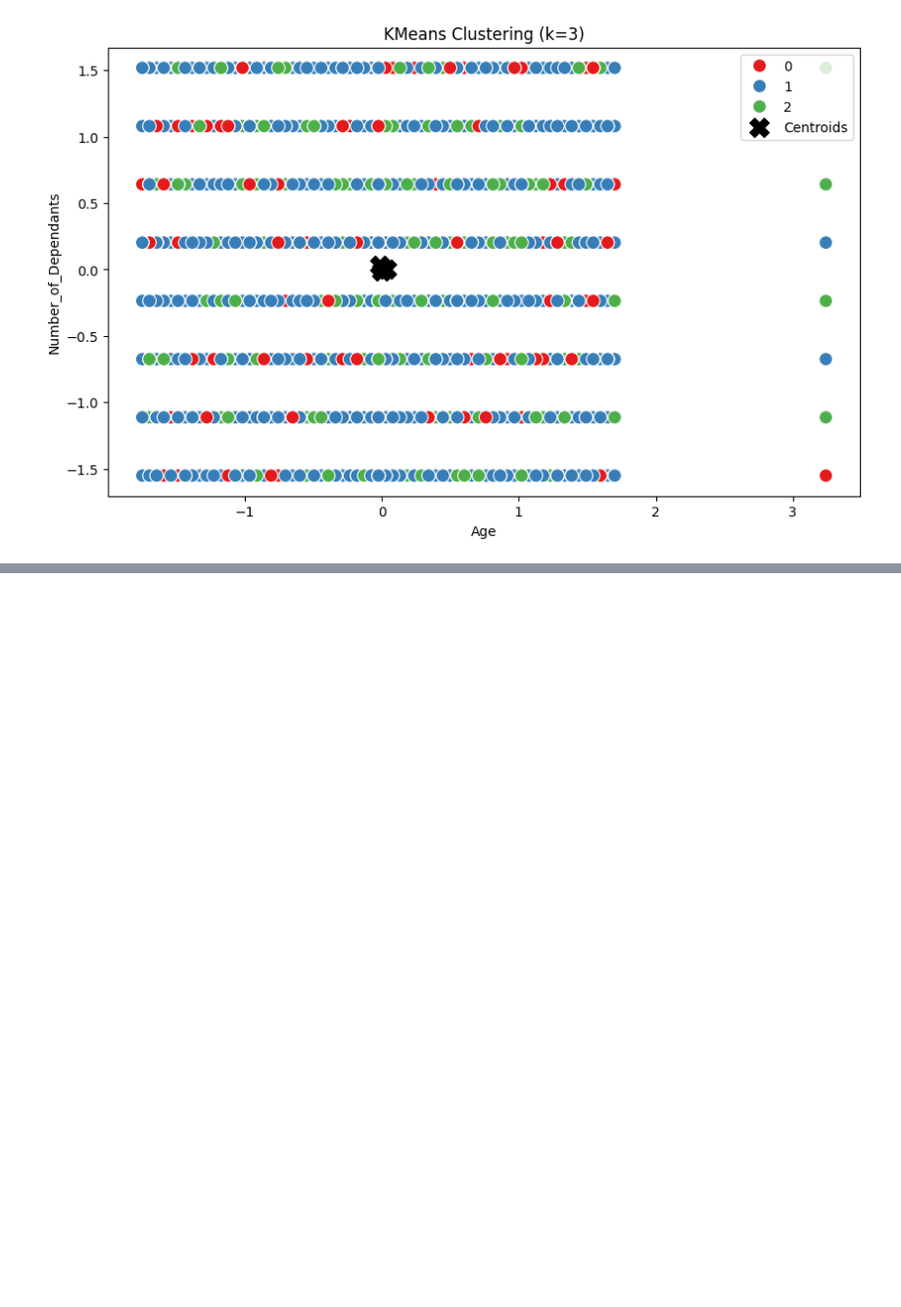
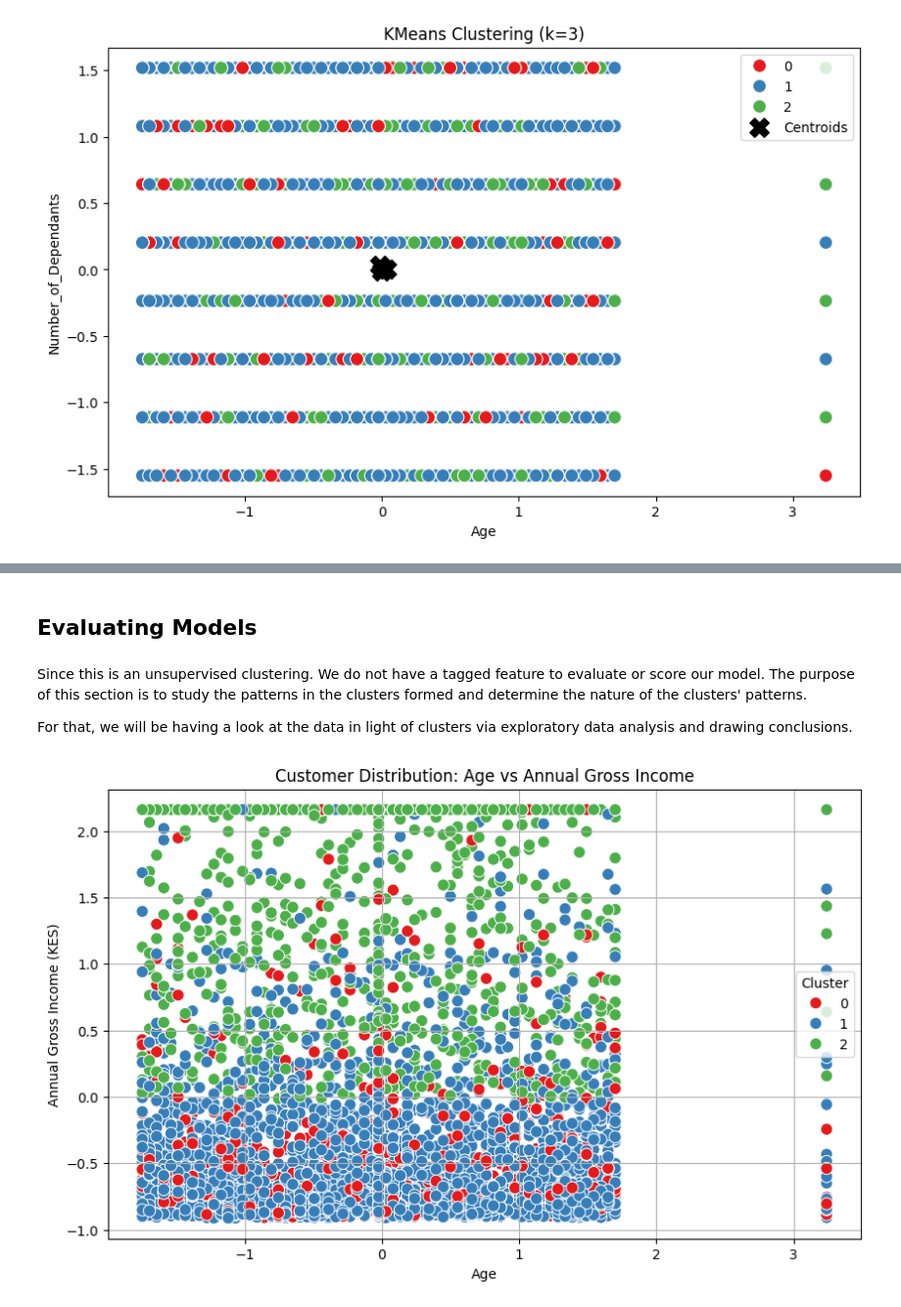
Before and after one commit to OtienoP/AI-Skilling, a Jupyter notebook: Taxpayersegmentation.ipynb, the cells around one changed output, grey strips where cells are left out. Shown at 98% size. Drawn from its saved outputs; the diff is of its cells as text; code cells hidden in the pictures; blank space fills up the shorter version.

```diff
--- a/Taxpayersegmentation.ipynb
+++ b/Taxpayersegmentation.ipynb
@@ -910,0 +929,6 @@ Explained variance ratio by the 2 PCA components: [0.08817251 0.05855457]
+# %% [markdown]
+## Evaluating Models
+# %% [markdown]
+Since this is an unsupervised clustering. We do not have a tagged feature to evaluate or score our model. The purpose of this section is to study the patterns in the clusters formed and determine the nature of the clusters' patterns.
+
+For that, we will be having a look at the data in light of clusters via exploratory data analysis and drawing conclusions.
@@ -910,0 +966,19 @@ Explained variance ratio by the 2 PCA components: [0.08817251 0.05855457]
+# %%
+
+plt.figure(figsize=(10,6))
+sns.scatterplot(
+    data=df2,
+    x='Age',
+    y='Annual_Gross_Income (KES)',
+    hue='Cluster',  # if you want to show clusters
+    palette='Set1',
+    s=80
+)
+
+plt.title("Customer Distribution: Age vs Annual Gross Income")
+plt.xlabel("Age")
+plt.ylabel("Annual Gross Income (KES)")
+plt.grid(True)
+plt.show()
+# %% [output]
+[figure, added]
```
Also changed, not shown: parts of 16 cells of this notebook, 4 other files.
